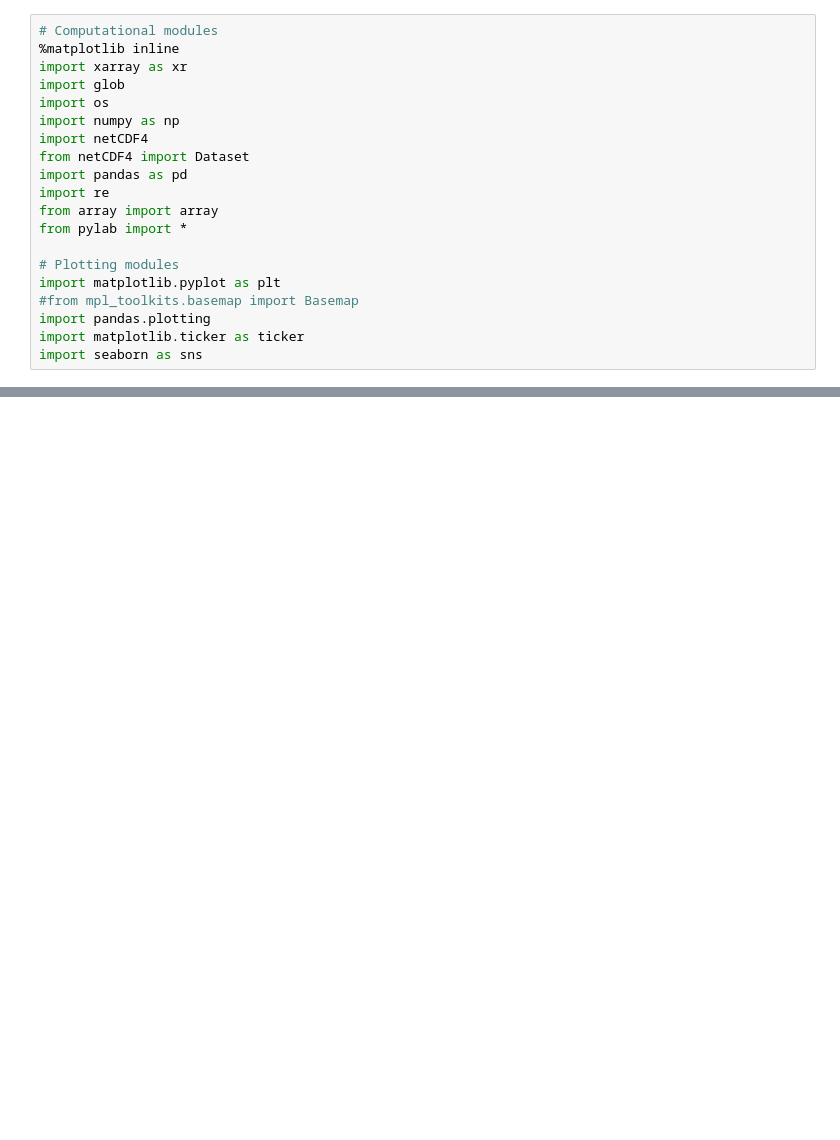
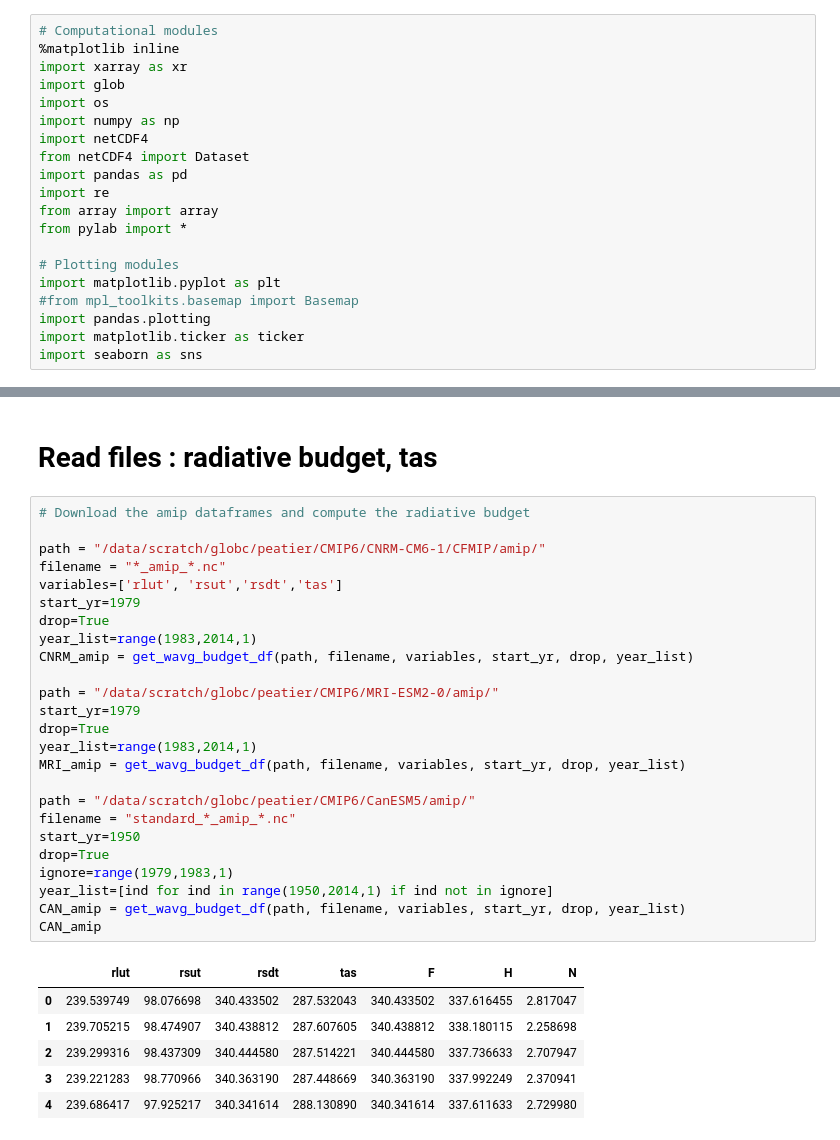
Before and after one commit to benmsanderson/CNRMppe, a Jupyter notebook: CMIP6/CFMIP_Lambda.ipynb, the cells around one changed output, grey strips where cells are left out. Cells and saved outputs as stored; diff of their text form; blank space fills up the shorter version.

```diff
--- a/CMIP6/CFMIP_Lambda.ipynb
+++ b/CMIP6/CFMIP_Lambda.ipynb
@@ -1053,0 +32,34 @@ The frameon kwarg was deprecated in Matplotlib 3.1 and will be removed in 3.3. U
+# %% [markdown]
+# Read files : radiative budget, tas
+# %%
+# Download the amip dataframes and compute the radiative budget
+
+path = "/data/scratch/globc/peatier/CMIP6/CNRM-CM6-1/CFMIP/amip/"
+filename = "*_amip_*.nc"
+variables=['rlut', 'rsut','rsdt','tas']
+start_yr=1979
+drop=True
+year_list=range(1983,2014,1)
+CNRM_amip = get_wavg_budget_df(path, filename, variables, start_yr, drop, year_list)
+
+path = "/data/scratch/globc/peatier/CMIP6/MRI-ESM2-0/amip/"
+start_yr=1979
+drop=True
+year_list=range(1983,2014,1)
+MRI_amip = get_wavg_budget_df(path, filename, variables, start_yr, drop, year_list)
+
+path = "/data/scratch/globc/peatier/CMIP6/CanESM5/amip/"
+filename = "standard_*_amip_*.nc"
+start_yr=1950
+drop=True
+ignore=range(1979,1983,1)
+year_list=[ind for ind in range(1950,2014,1) if ind not in ignore]
+CAN_amip = get_wavg_budget_df(path, filename, variables, start_yr, drop, year_list)
+CAN_amip
+# %% [output]
+|  | rlut | rsut | rsdt | tas | F | H | N |
+| 0 | 239.539749 | 98.076698 | 340.433502 | 287.532043 | 340.433502 | 337.616455 | 2.817047 |
+| 1 | 239.705215 | 98.474907 | 340.438812 | 287.607605 | 340.438812 | 338.180115 | 2.258698 |
+| 2 | 239.299316 | 98.437309 | 340.444580 | 287.514221 | 340.444580 | 337.736633 | 2.707947 |
+| 3 | 239.221283 | 98.770966 | 340.363190 | 287.448669 | 340.363190 | 337.992249 | 2.370941 |
+| 4 | 239.686417 | 97.925217 | 340.341614 | 288.130890 | 340.341614 | 337.611633 | 2.729980 |
```
Also changed, not shown: parts of 64 cells of this notebook, 6 other files.
